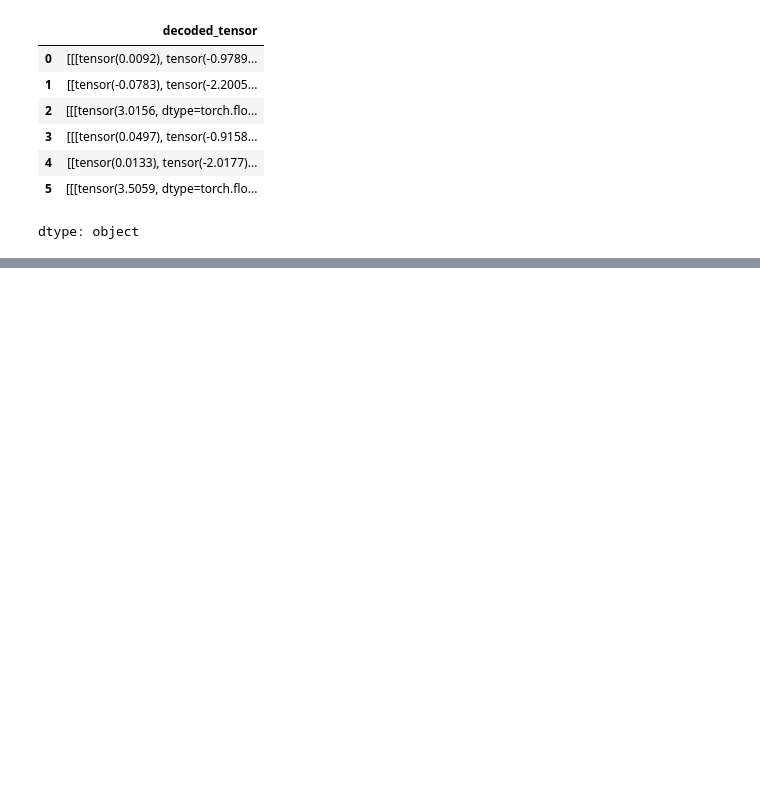
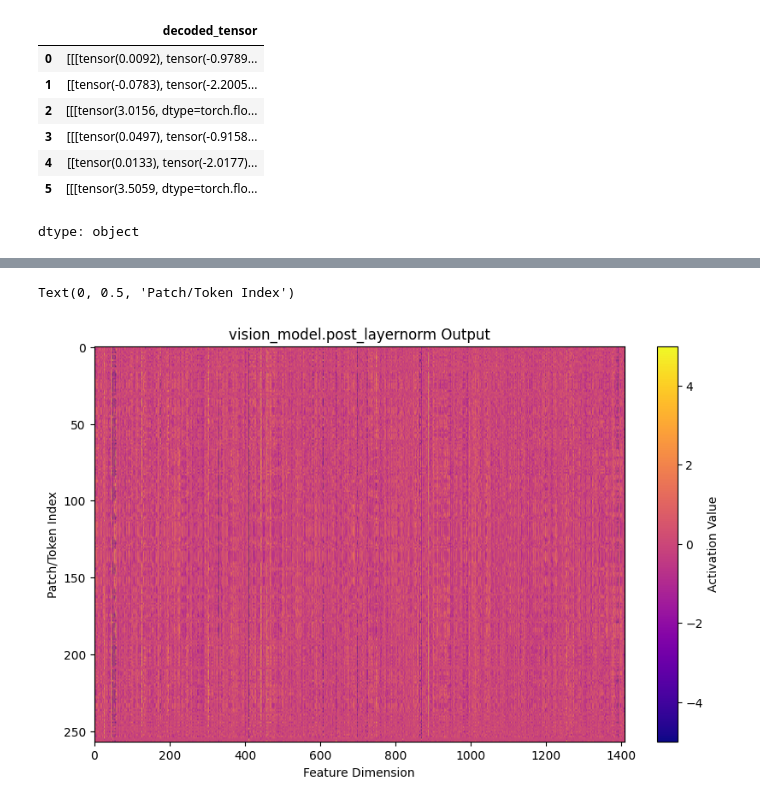
Before and after one commit to Shinichi0713/LLM-fundamental-study, a Jupyter notebook: inner-feature/VLM_LENS_v1.ipynb, the cells around one changed output, grey strips where cells are left out. Saved outputs shown, nothing was run; the diff lists cells and outputs as text; code cells hidden in the pictures; blank space fills up the shorter version.

```diff
--- a/inner-feature/VLM_LENS_v1.ipynb
+++ b/inner-feature/VLM_LENS_v1.ipynb
@@ -357,0 +355,14 @@ ValueError: x and y can be no greater than 2D, but have shapes (1,) and (1, 257,
+# %%
+min_val = -5.0 # 例として最小値を-5.0に設定
+max_val = 5.0  # 例として最大値を5.0に設定
+
+
+plt.figure(figsize=(10, 6))
+plt.imshow(lm_head_np, cmap='plasma', aspect='auto', vmin=min_val, vmax=max_val)
+plt.colorbar(label='Activation Value')
+plt.title('vision_model.post_layernorm Output')
+plt.xlabel('Feature Dimension')
+plt.ylabel('Patch/Token Index')
+# %% [output]
+Text(0, 0.5, 'Patch/Token Index')
+[figure, added]
```
Also changed, not shown: parts of 7 cells of this notebook, 4 other files.
